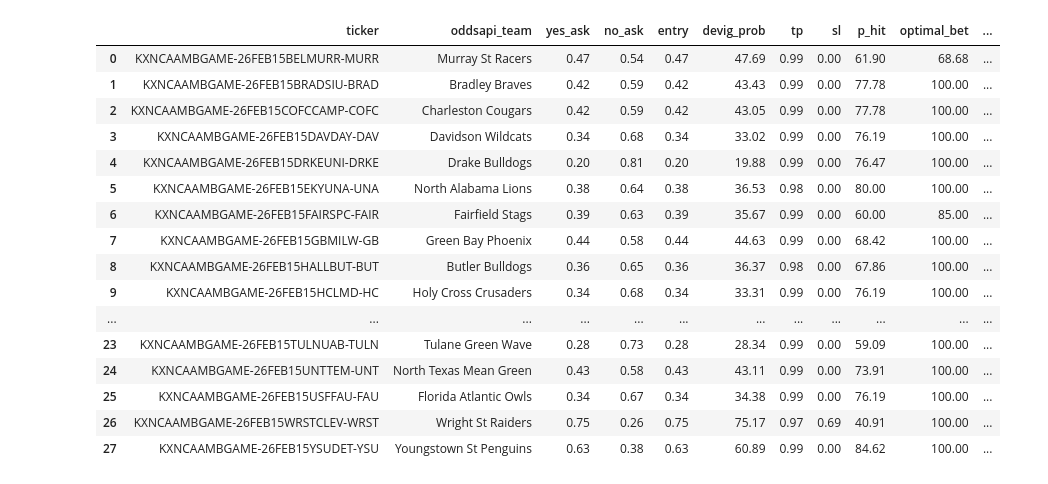
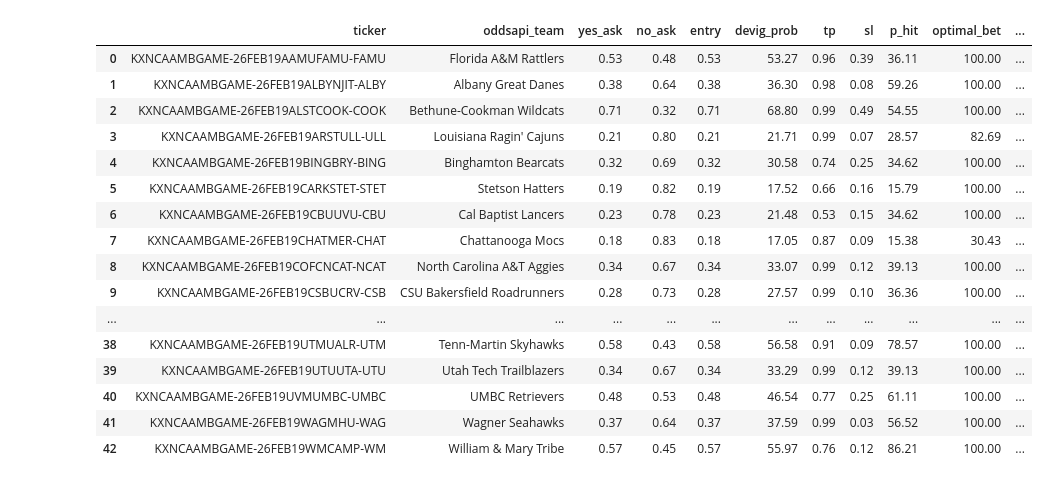
Before and after one commit to bassuaz24/kalshi_bets, a Jupyter notebook: base/analysis/data_analysis.ipynb, the cells around one changed output. Saved outputs shown, nothing was run; the diff lists cells and outputs as text; code cells hidden in the pictures.

```diff
--- a/base/analysis/data_analysis.ipynb
+++ b/base/analysis/data_analysis.ipynb
@@ -211,18 +213,19 @@ INF_TS = 10**9
 
 
 def _to_level(x):
+    if x is None or (isinstance(x, float) and not np.isfinite(x)):
+        return None
     return int(np.clip(np.rint(float(x) * 100.0), 0, LEVEL_MAX))
 
 
 # Precompute P(hit TP before SL | start level s, tp level u, sl level d)
 # using one pass per path + range-add updates over stop levels.
 # Key by (date, ticker) so paths from different dates never collide.
-start_level_by_key = {
-    (row.date, row.ticker): _to_level(row.yes_ask)
-    for row in pregame_df_agg[['date', 'ticker', 'yes_ask']]
-    .drop_duplicates(['date', 'ticker'])
-    .itertuples(index=False)
-}
+start_level_by_key = {}
+for row in pregame_df_agg[['date', 'ticker', 'yes_ask']].drop_duplicates(['date', 'ticker']).itertuples(index=False):
+    level = _to_level(row.yes_ask)
+    if level is not None:
+        start_level_by_key[(row.date, row.ticker)] = level
 
 total_paths_by_start = np.zeros(LEVEL_MAX + 1, dtype=np.int32)
 # +2 on stop axis lets us do diff[u, 0] += 1; diff[u, d_cut + 1] -= 1 safely.
@@ -293,7 +296,8 @@ def compute_hitting_prob2(row, sl, tp):
     s = _to_level(row['yes_ask'])
     d = _to_level(sl)
     u = _to_level(tp)
-
+    if s is None or d is None or u is None:
+        return 0.0
     if not (0 <= d < s < u <= LEVEL_MAX):
         return 0.0
     if total_paths_by_start[s] == 0:
@@ -302,12 +306,11 @@ def compute_hitting_prob2(row, sl, tp):
 # %%
 # NO: P(no_ask hits tp before sl). TP = higher no_ask (take profit), SL = lower no_ask (stop loss).
 # So sl < entry < tp in no_ask. "TP first" = t_up[tp] < t_dn[sl].
-start_level_by_key_no = {
-    (row.date, row.ticker): _to_level(row.no_ask)
-    for row in pregame_df_agg[['date', 'ticker', 'no_ask']]
-    .drop_duplicates(['date', 'ticker'])
-    .itertuples(index=False)
-}
+start_level_by_key_no = {}
+for row in pregame_df_agg[['date', 'ticker', 'no_ask']].drop_duplicates(['date', 'ticker']).itertuples(index=False):
+    level = _to_level(row.no_ask)
+    if level is not None:
+        start_level_by_key_no[(row.date, row.ticker)] = level
 
 total_paths_by_start_no = np.zeros(LEVEL_MAX + 1, dtype=np.int32)
 wins_no_diff = np.zeros((LEVEL_MAX + 1, LEVEL_MAX + 1, LEVEL_MAX + 2), dtype=np.int32)
@@ -370,13 +373,15 @@ def compute_hitting_prob_no(row, sl, tp):
     s = _to_level(row['no_ask'])
     d = _to_level(sl)
     u = _to_level(tp)
+    if s is None or d is None or u is None:
+        return 0.0
     if not (0 <= d < s < u <= LEVEL_MAX):
         return 0.0
     if total_paths_by_start_no[s] == 0:
         return 0.0
     return float(p_hit_no_grid[s, u, d])
 # %%
-KELLY_FRAC = 0.25
+KELLY_FRAC = 0.35
 GRID_STEP = 0.01  # Step for tp/sl grid; use 0.02 or 0.05 for faster runs
 STEP_LEVEL = max(1, int(round(GRID_STEP * 100)))
 ev_dict = {}
@@ -406,11 +411,12 @@ for date_str, pre_df in pregame_df_dict.items():
         if sl_levels.size == 0:
             sl_levels = np.array([0], dtype=np.int16)
 
-        # Require sl < entry < tp
+        # Require sl < entry < tp; lowest sl level 0.01
         tp_levels = tp_levels[tp_levels > s_level]
         if tp_levels.size == 0:
             continue
         sl_levels = sl_levels[sl_levels < s_level]
+        sl_levels = sl_levels[sl_levels >= 1]
         if sl_levels.size == 0:
             continue
 
@@ -479,6 +485,7 @@ for date_str, pre_df in pregame_df_dict.items():
         if tp_levels.size == 0:
             continue
         sl_levels = sl_levels[sl_levels < s_level]
+        sl_levels = sl_levels[sl_levels >= 1]  # lowest sl 0.01
         if sl_levels.size == 0:
             continue
 
@@ -746,26 +753,26 @@ if 'filtered_df_combined_dict' in globals():
 # now = datetime.now(pytz.timezone('America/Chicago'))
 #filtered_df = filtered_df.loc[filtered_df['oddsapi_start_time'] > now].sort_values('oddsapi_home_team').reset_index(drop=True)
 # %%
-TRADE_DATE = "2026-02-15"
+TRADE_DATE = "2026-02-19"
 filtered_df_dict[TRADE_DATE]
 # %% [output]
 |  | ticker | oddsapi_team | yes_ask | no_ask | entry | devig_prob | tp | sl | p_hit | optimal_bet | ... |
-| 0 | KXNCAAMBGAME-26FEB15BELMURR-MURR | Murray St Racers | 0.47 | 0.54 | 0.47 | 47.69 | 0.99 | 0.00 | 61.90 | 68.68 | ... |
-| 1 | KXNCAAMBGAME-26FEB15BRADSIU-BRAD | Bradley Braves | 0.42 | 0.59 | 0.42 | 43.43 | 0.99 | 0.00 | 77.78 | 100.00 | ... |
-| 2 | KXNCAAMBGAME-26FEB15COFCCAMP-COFC | Charleston Cougars | 0.42 | 0.59 | 0.42 | 43.05 | 0.99 | 0.00 | 77.78 | 100.00 | ... |
-| 3 | KXNCAAMBGAME-26FEB15DAVDAY-DAV | Davidson Wildcats | 0.34 | 0.68 | 0.34 | 33.02 | 0.99 | 0.00 | 76.19 | 100.00 | ... |
-| 4 | KXNCAAMBGAME-26FEB15DRKEUNI-DRKE | Drake Bulldogs | 0.20 | 0.81 | 0.20 | 19.88 | 0.99 | 0.00 | 76.47 | 100.00 | ... |
-| 5 | KXNCAAMBGAME-26FEB15EKYUNA-UNA | North Alabama Lions | 0.38 | 0.64 | 0.38 | 36.53 | 0.98 | 0.00 | 80.00 | 100.00 | ... |
-| 6 | KXNCAAMBGAME-26FEB15FAIRSPC-FAIR | Fairfield Stags | 0.39 | 0.63 | 0.39 | 35.67 | 0.99 | 0.00 | 60.00 | 85.00 | ... |
-| 7 | KXNCAAMBGAME-26FEB15GBMILW-GB | Green Bay Phoenix | 0.44 | 0.58 | 0.44 | 44.63 | 0.99 | 0.00 | 68.42 | 100.00 | ... |
-| 8 | KXNCAAMBGAME-26FEB15HALLBUT-BUT | Butler Bulldogs | 0.36 | 0.65 | 0.36 | 36.37 | 0.98 | 0.00 | 67.86 | 100.00 | ... |
-| 9 | KXNCAAMBGAME-26FEB15HCLMD-HC | Holy Cross Crusaders | 0.34 | 0.68 | 0.34 | 33.31 | 0.99 | 0.00 | 76.19 | 100.00 | ... |
+| 0 | KXNCAAMBGAME-26FEB19AAMUFAMU-FAMU | Florida A&M Rattlers | 0.53 | 0.48 | 0.53 | 53.27 | 0.96 | 0.39 | 36.11 | 100.00 | ... |
+| 1 | KXNCAAMBGAME-26FEB19ALBYNJIT-ALBY | Albany Great Danes | 0.38 | 0.64 | 0.38 | 36.30 | 0.98 | 0.08 | 59.26 | 100.00 | ... |
+| 2 | KXNCAAMBGAME-26FEB19ALSTCOOK-COOK | Bethune-Cookman Wildcats | 0.71 | 0.32 | 0.71 | 68.80 | 0.99 | 0.49 | 54.55 | 100.00 | ... |
+| 3 | KXNCAAMBGAME-26FEB19ARSTULL-ULL | Louisiana Ragin' Cajuns | 0.21 | 0.80 | 0.21 | 21.71 | 0.99 | 0.07 | 28.57 | 82.69 | ... |
+| 4 | KXNCAAMBGAME-26FEB19BINGBRY-BING | Binghamton Bearcats | 0.32 | 0.69 | 0.32 | 30.58 | 0.74 | 0.25 | 34.62 | 100.00 | ... |
+| 5 | KXNCAAMBGAME-26FEB19CARKSTET-STET | Stetson Hatters | 0.19 | 0.82 | 0.19 | 17.52 | 0.66 | 0.16 | 15.79 | 100.00 | ... |
+| 6 | KXNCAAMBGAME-26FEB19CBUUVU-CBU | Cal Baptist Lancers | 0.23 | 0.78 | 0.23 | 21.48 | 0.53 | 0.15 | 34.62 | 100.00 | ... |
+| 7 | KXNCAAMBGAME-26FEB19CHATMER-CHAT | Chattanooga Mocs | 0.18 | 0.83 | 0.18 | 17.05 | 0.87 | 0.09 | 15.38 | 30.43 | ... |
+| 8 | KXNCAAMBGAME-26FEB19COFCNCAT-NCAT | North Carolina A&T Aggies | 0.34 | 0.67 | 0.34 | 33.07 | 0.99 | 0.12 | 39.13 | 100.00 | ... |
+| 9 | KXNCAAMBGAME-26FEB19CSBUCRV-CSB | CSU Bakersfield Roadrunners | 0.28 | 0.73 | 0.28 | 27.57 | 0.99 | 0.10 | 36.36 | 100.00 | ... |
 | ... | ... | ... | ... | ... | ... | ... | ... | ... | ... | ... | ... |
-| 23 | KXNCAAMBGAME-26FEB15TULNUAB-TULN | Tulane Green Wave | 0.28 | 0.73 | 0.28 | 28.34 | 0.99 | 0.00 | 59.09 | 100.00 | ... |
-| 24 | KXNCAAMBGAME-26FEB15UNTTEM-UNT | North Texas Mean Green | 0.43 | 0.58 | 0.43 | 43.11 | 0.99 | 0.00 | 73.91 | 100.00 | ... |
-| 25 | KXNCAAMBGAME-26FEB15USFFAU-FAU | Florida Atlantic Owls | 0.34 | 0.67 | 0.34 | 34.38 | 0.99 | 0.00 | 76.19 | 100.00 | ... |
-| 26 | KXNCAAMBGAME-26FEB15WRSTCLEV-WRST | Wright St Raiders | 0.75 | 0.26 | 0.75 | 75.17 | 0.97 | 0.69 | 40.91 | 100.00 | ... |
-| 27 | KXNCAAMBGAME-26FEB15YSUDET-YSU | Youngstown St Penguins | 0.63 | 0.38 | 0.63 | 60.89 | 0.99 | 0.00 | 84.62 | 100.00 | ... |
+| 38 | KXNCAAMBGAME-26FEB19UTMUALR-UTM | Tenn-Martin Skyhawks | 0.58 | 0.43 | 0.58 | 56.58 | 0.91 | 0.09 | 78.57 | 100.00 | ... |
+| 39 | KXNCAAMBGAME-26FEB19UTUUTA-UTU | Utah Tech Trailblazers | 0.34 | 0.67 | 0.34 | 33.29 | 0.99 | 0.12 | 39.13 | 100.00 | ... |
+| 40 | KXNCAAMBGAME-26FEB19UVMUMBC-UMBC | UMBC Retrievers | 0.48 | 0.53 | 0.48 | 46.54 | 0.77 | 0.25 | 61.11 | 100.00 | ... |
+| 41 | KXNCAAMBGAME-26FEB19WAGMHU-WAG | Wagner Seahawks | 0.37 | 0.64 | 0.37 | 37.59 | 0.99 | 0.03 | 56.52 | 100.00 | ... |
+| 42 | KXNCAAMBGAME-26FEB19WMCAMP-WM | William & Mary Tribe | 0.57 | 0.45 | 0.57 | 55.97 | 0.76 | 0.12 | 86.21 | 100.00 | ... |
 # %%
 
 filtered_no_df_dict[TRADE_DATE]
```
Also changed, not shown: parts of 22 cells of this notebook, 5 other files.
